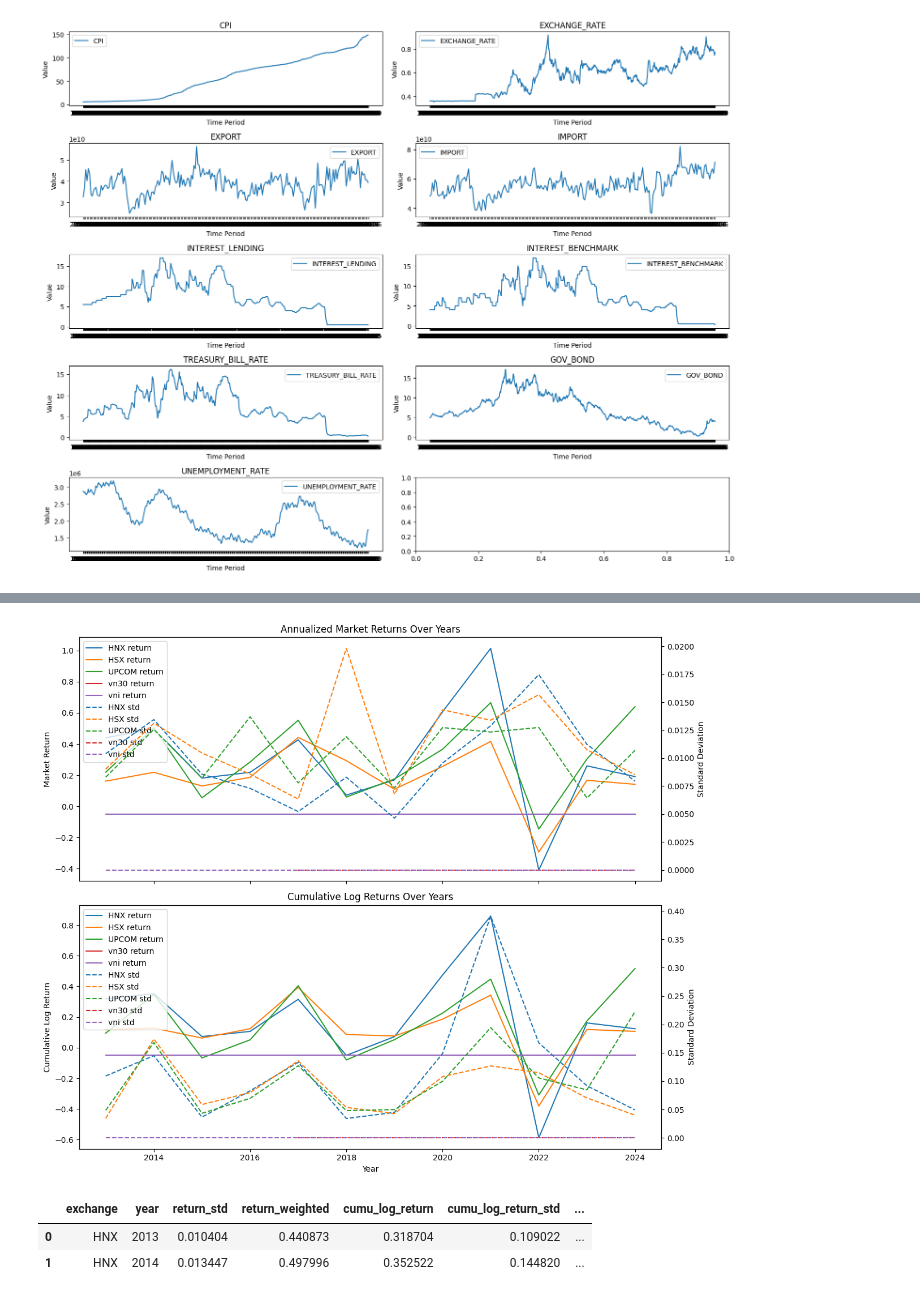
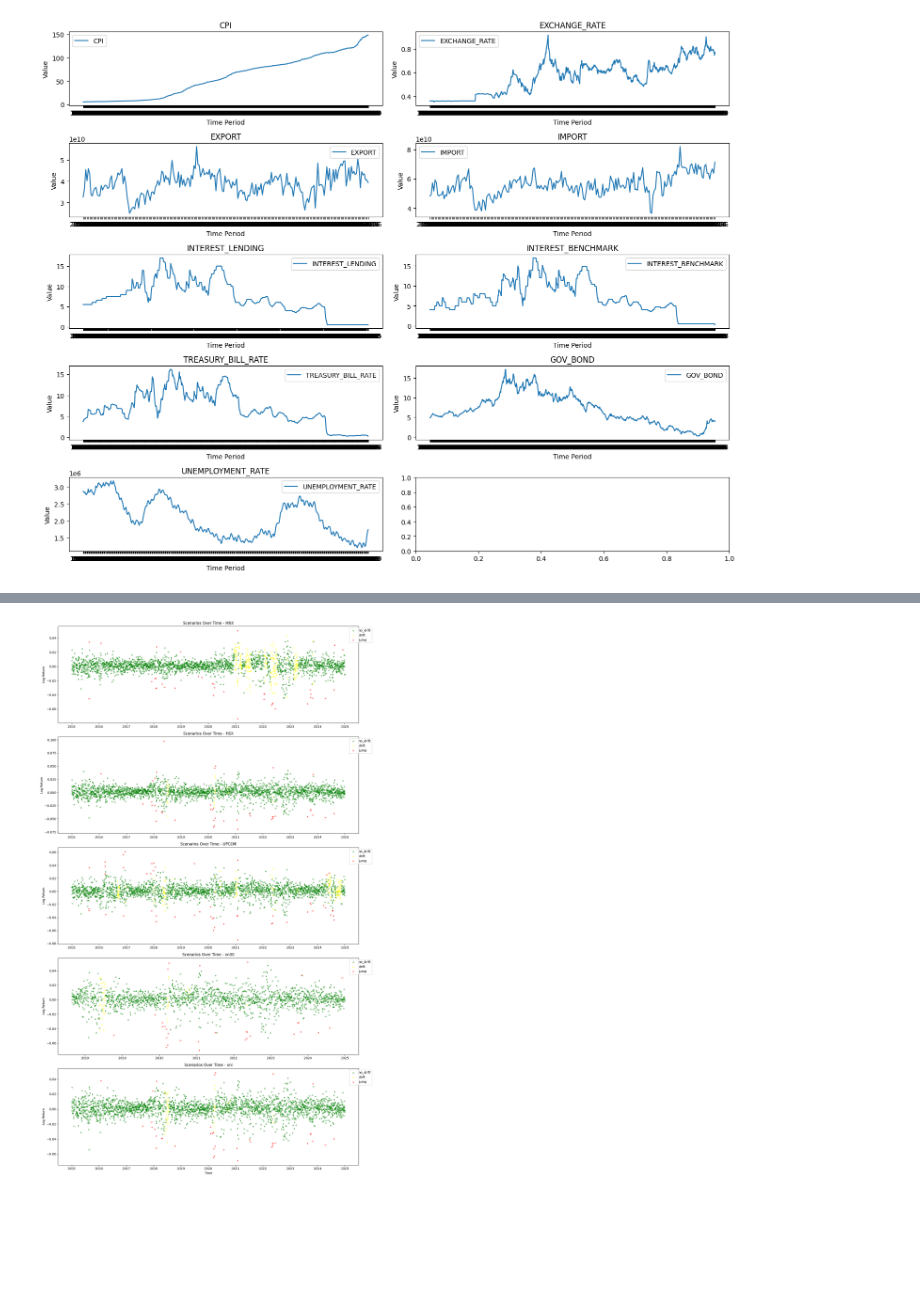
Before and after one commit to nguyentanquocbao/stock, a Jupyter notebook: 1. Macro visualize.ipynb, the cells around one changed output, grey strips where cells are left out. Drawn from its saved outputs; the diff is of its cells as text; code cells hidden in the pictures; blank space fills up the shorter version.

```diff
--- a/1. Macro visualize.ipynb
+++ b/1. Macro visualize.ipynb
@@ -54,10 +57,0 @@ data = Market_visual.plot_sharp_ratios()
-# %%
-_ = Market_visual.plot_returns()
-# %% [output]
-[figure, removed]
-# %%
-data.head(2)
-# %% [output]
-|  | exchange | year | return_std | return_weighted | cumu_log_return | cumu_log_return_std | ... |
-| 0 | HNX | 2013 | 0.010404 | 0.440873 | 0.318704 | 0.109022 | ... |
-| 1 | HNX | 2014 | 0.013447 | 0.497996 | 0.352522 | 0.144820 | ... |
@@ -63,0 +60,4 @@ data.head(2)
+# %%
+Market_visual.plot_scenario(min_year=2014, jump_threshold=3, drift_threshold=0.00005)
+# %% [output]
+[figure, added]
```
Also changed, not shown: parts of 14 cells of this notebook, 4 other files.
